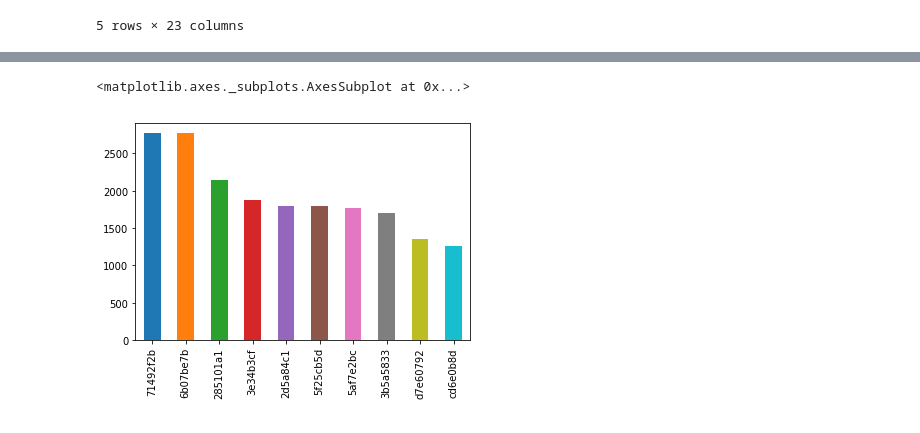
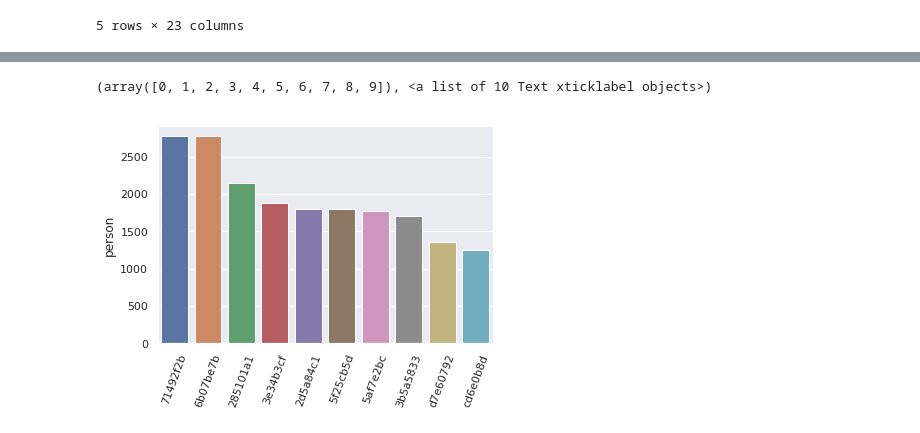
Before and after one commit to javier2409/TP1Datos2C2018, a Jupyter notebook: events.ipynb, the cells around one changed output, grey strips where cells are left out. Drawn from its saved outputs; the diff is of its cells as text; code cells hidden in the pictures.

```diff
--- a/events.ipynb
+++ b/events.ipynb
@@ -52,6 +53,9 @@ See the caveats in the documentation: http://pandas.pydata.org/pandas-docs/stabl
 # %%
 #selecciono la columna person, ordeno por cantidad de apariciones y grafico los primeros diez
-TROCAFONE['person'].value_counts().head(10).plot.bar()
+graph = TROCAFONE['person'].value_counts().head(10).to_frame()
+sns.barplot(data=graph,x=graph.index,y=graph['person'])
+plt.xticks(rotation=70)
+plt.title('Top 10 usuari')
 # %% [output]
-<matplotlib.axes._subplots.AxesSubplot at 0x...>
+(array([0, 1, 2, 3, 4, 5, 6, 7, 8, 9]), <a list of 10 Text xticklabel objects>)
-[figure, old version]
+[figure, new version]
```
Also changed, not shown: parts of 1 cell of this notebook, 1 other file.
